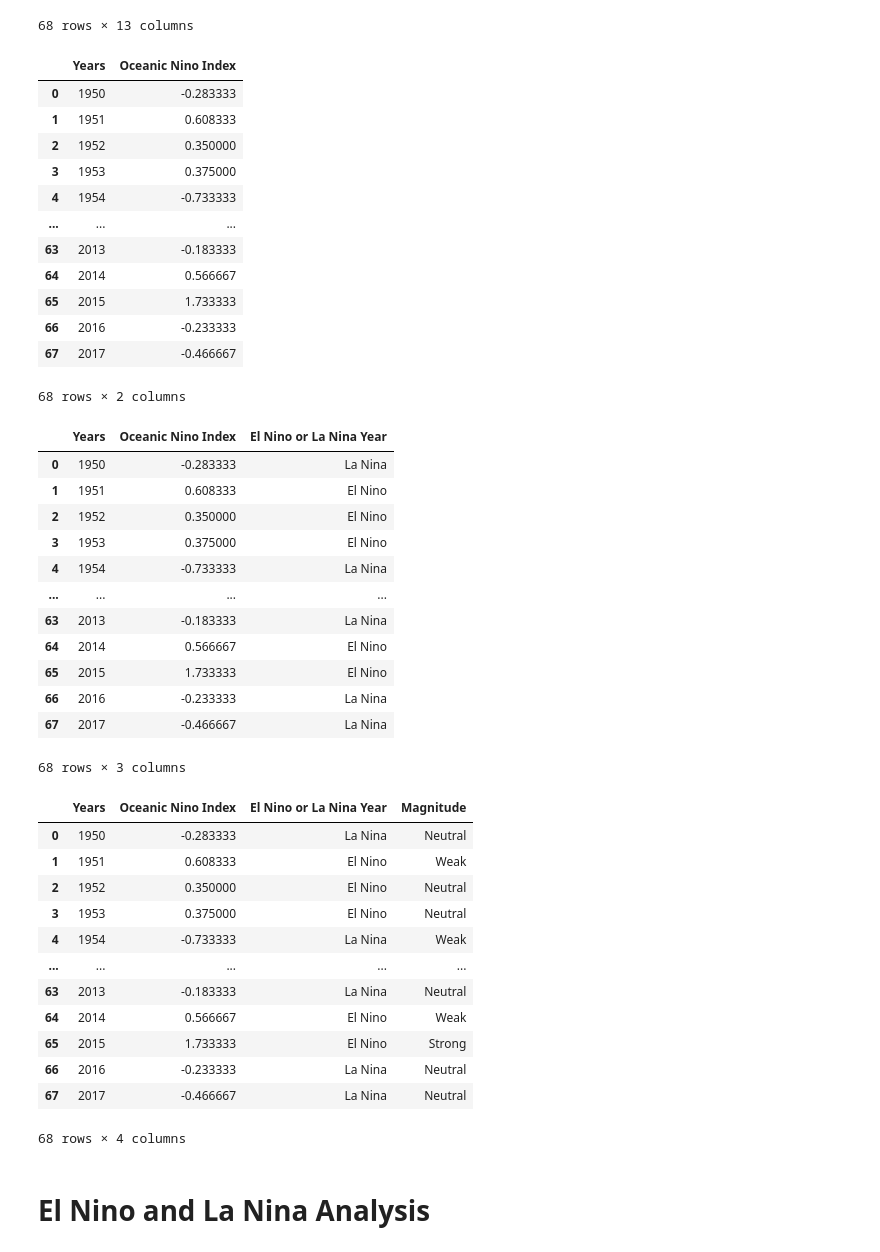
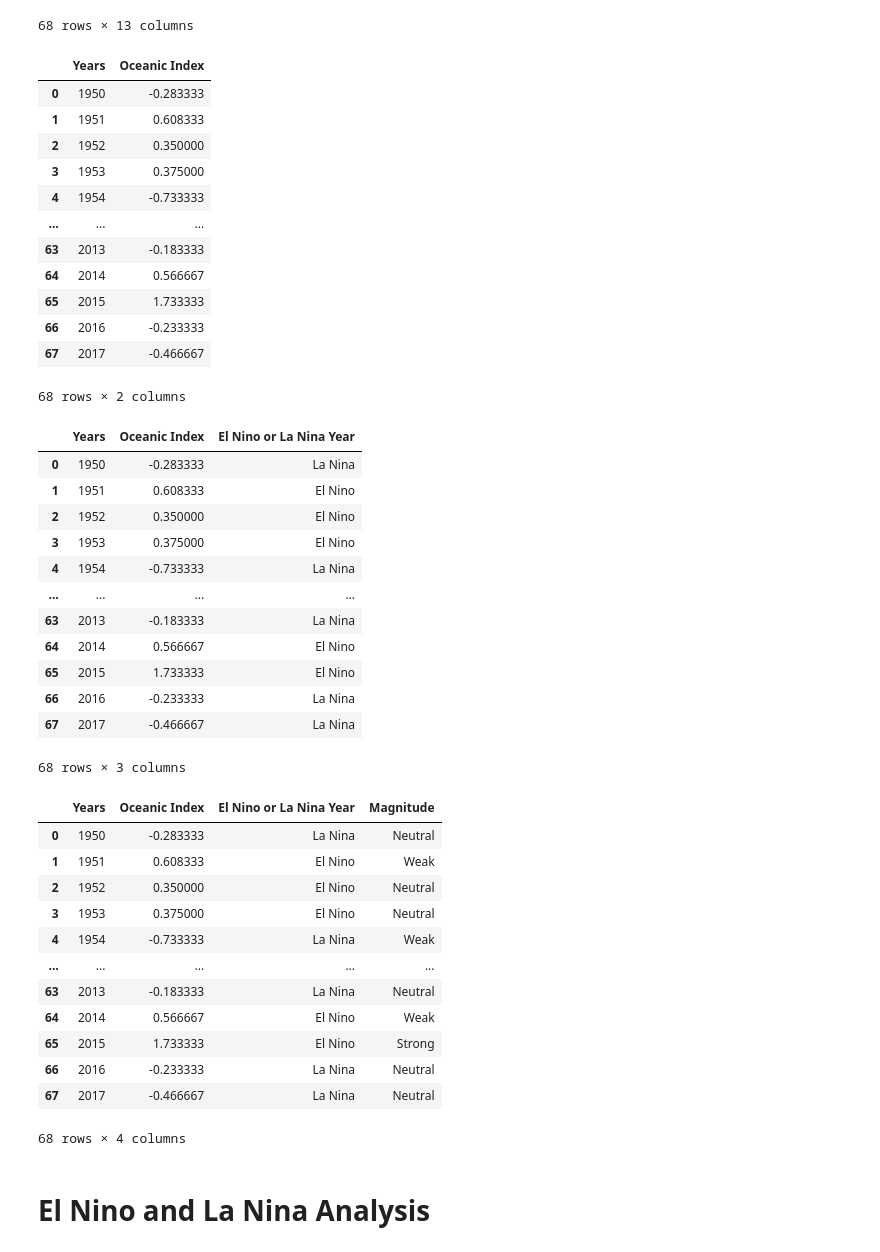
Before and after one commit to AAlbers341/project1_coffee_analysis, a Jupyter notebook: EDA/El-Nina_La-Nina_analysis.ipynb, the cells around one changed output. Cells and saved outputs as stored; diff of their text form; code cells hidden in the pictures.

```diff
--- a/EDA/El-Nina_La-Nina_analysis.ipynb
+++ b/EDA/El-Nina_La-Nina_analysis.ipynb
@@ -36,21 +36,21 @@ elnino_lanina
 # %%
 # Melt to reshape the DataFrame with one row for each column
 elnino_lanina = elnino_lanina.rename(columns={'JJA':'Jan','JAS':'Feb','ASO':'Mar','SON':'Apr','OND':'May',
                                               'NDJ':'June','DJF':'July','JFM':'Aug','FMA':'Sep','MAM':'Oct',
                                               'AMJ':'Nov','MJJ':'Dec'})
 
 # Melt to reshape the DataFrame with one row for each column
-elnino_lanina_melted = pd.melt(elnino_lanina, id_vars='Years', var_name='Month', value_name='Oceanic Nino Index')
+elnino_lanina_melted = pd.melt(elnino_lanina, id_vars='Years', var_name='Month', value_name='Oceanic Index')
 
 # Groupby year and find the average of Oceanic Nino Index
-oceanic_nino_index_avg = elnino_lanina_melted.groupby(['Years'])['Oceanic Nino Index'].mean().reset_index()
+oceanic_nino_index_avg = elnino_lanina_melted.groupby(['Years'])['Oceanic Index'].mean().reset_index()
 
 # Reset df name
 elnino_lanina = oceanic_nino_index_avg
 
 elnino_lanina
 # %% [output]
-|  | Years | Oceanic Nino Index |
+|  | Years | Oceanic Index |
 | 0 | 1950 | -0.283333 |
 | 1 | 1951 | 0.608333 |
 | 2 | 1952 | 0.350000 |
@@ -67,11 +67,11 @@ elnino_lanina
 elnino_lanina['El Nino or La Nina Year'] = ''
 
 # From averages decide whether the year was an El Nino or La Nina
-elnino_lanina.loc[elnino_lanina['Oceanic Nino Index'] > 0, 'El Nino or La Nina Year'] = 'El Nino'
-elnino_lanina.loc[elnino_lanina['Oceanic Nino Index'] <= 0, 'El Nino or La Nina Year'] = 'La Nina'
+elnino_lanina.loc[elnino_lanina['Oceanic Index'] > 0, 'El Nino or La Nina Year'] = 'El Nino'
+elnino_lanina.loc[elnino_lanina['Oceanic Index'] <= 0, 'El Nino or La Nina Year'] = 'La Nina'
 elnino_lanina
 # %% [output]
-|  | Years | Oceanic Nino Index | El Nino or La Nina Year |
+|  | Years | Oceanic Index | El Nino or La Nina Year |
 | 0 | 1950 | -0.283333 | La Nina |
 | 1 | 1951 | 0.608333 | El Nino |
 | 2 | 1952 | 0.350000 | El Nino |
@@ -92,24 +92,24 @@ elnino_lanina['Magnitude'] = ''
 # https://ggweather.com/enso/oni.htm
 def assign_magnitude(row):
     if row['El Nino or La Nina Year'] == 'El Nino':
-        if 0.5 <= row['Oceanic Nino Index'] <= 0.9:
+        if 0.5 <= row['Oceanic Index'] <= 0.9:
             return 'Weak'
-        elif 1.0 <= row['Oceanic Nino Index'] <= 1.4:
+        elif 1.0 <= row['Oceanic Index'] <= 1.4:
             return 'Moderate'
-        elif 1.5 <= row['Oceanic Nino Index'] <= 1.9:
+        elif 1.5 <= row['Oceanic Index'] <= 1.9:
             return 'Strong'
-        elif row['Oceanic Nino Index'] >= 2:
+        elif row['Oceanic Index'] >= 2:
             return 'Very Strong'
         else:
             return 'Neutral'
     elif row['El Nino or La Nina Year'] == 'La Nina':
-        if -0.9 <= row['Oceanic Nino Index'] <= -0.5:
+        if -0.9 <= row['Oceanic Index'] <= -0.5:
             return 'Weak'
-        elif -1.4 <= row['Oceanic Nino Index'] <= -1.0:
+        elif -1.4 <= row['Oceanic Index'] <= -1.0:
             return 'Moderate'
-        elif -1.9 <= row['Oceanic Nino Index'] <= -1.5:
+        elif -1.9 <= row['Oceanic Index'] <= -1.5:
             return 'Strong'
-        elif row['Oceanic Nino Index'] <= -2:
+        elif row['Oceanic Index'] <= -2:
             return 'Very Strong'
         else:
             return 'Neutral'
@@ -123,7 +123,7 @@ elnino_lanina['Magnitude'] = elnino_lanina.apply(assign_magnitude, axis=1)
 
 elnino_lanina
 # %% [output]
-|  | Years | Oceanic Nino Index | El Nino or La Nina Year | Magnitude |
+|  | Years | Oceanic Index | El Nino or La Nina Year | Magnitude |
 | 0 | 1950 | -0.283333 | La Nina | Neutral |
 | 1 | 1951 | 0.608333 | El Nino | Weak |
 | 2 | 1952 | 0.350000 | El Nino | Neutral |
```
Also changed, not shown: parts of 1 cell of this notebook, 8 other files.
